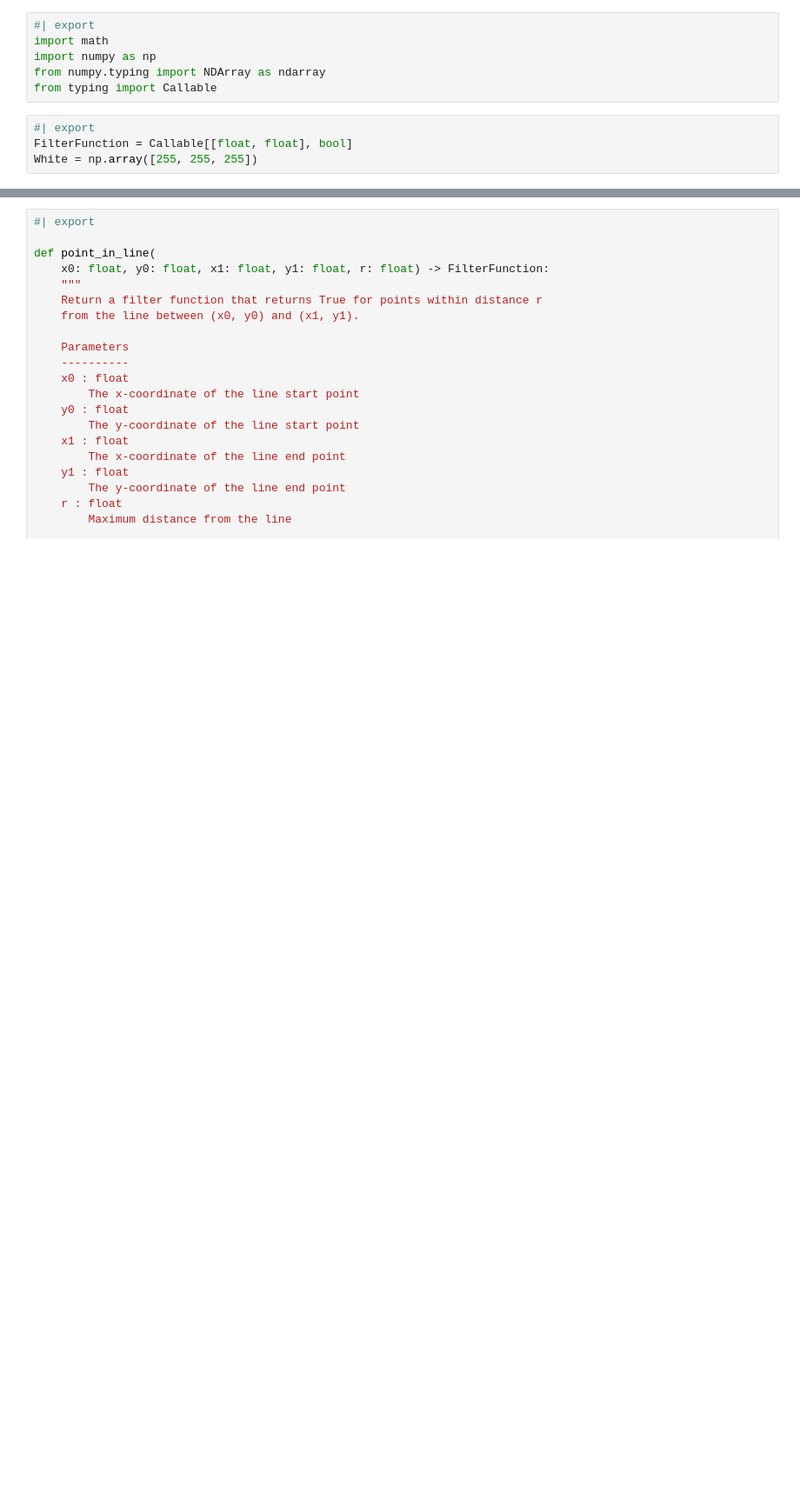
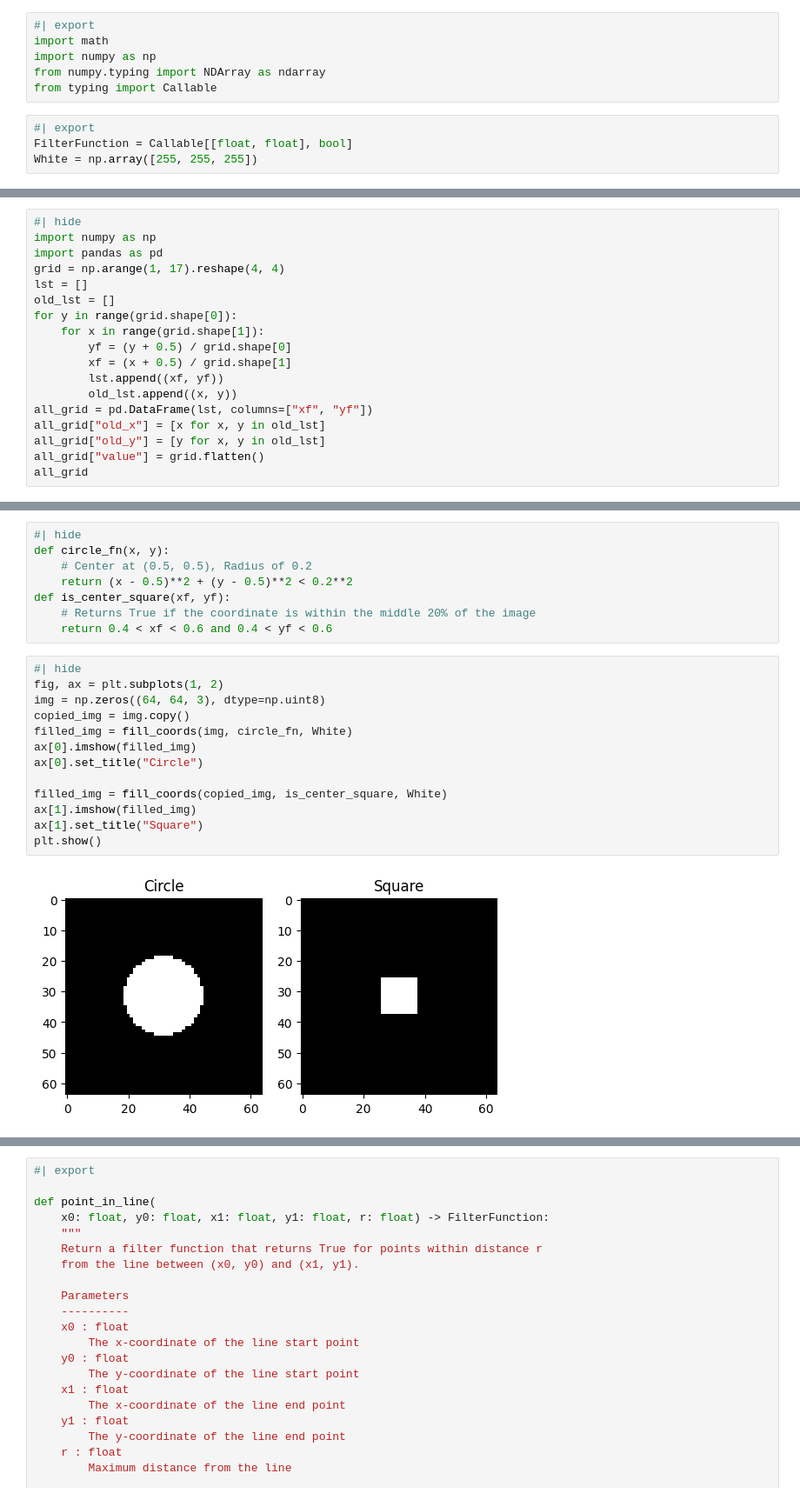
Before and after one commit to Ahmed-Khaled-Saleh/multigrid, a Jupyter notebook: nbs/00b_utils.rendering.ipynb, the cells around one changed output, grey strips where cells are left out. Shown at 87% size. Cells and saved outputs as stored; diff of their text form; blank space fills up the shorter version.

```diff
--- a/nbs/00b_utils.rendering.ipynb
+++ b/nbs/00b_utils.rendering.ipynb
@@ -83,0 +157,18 @@ def fill_coords(
+# %%
+#| hide
+import numpy as np
+import pandas as pd
+grid = np.arange(1, 17).reshape(4, 4)
+lst = []
+old_lst = []
+for y in range(grid.shape[0]):
+    for x in range(grid.shape[1]):
+        yf = (y + 0.5) / grid.shape[0]
+        xf = (x + 0.5) / grid.shape[1]
+        lst.append((xf, yf))
+        old_lst.append((x, y))
+all_grid = pd.DataFrame(lst, columns=["xf", "yf"])
+all_grid["old_x"] = [x for x, y in old_lst]
+all_grid["old_y"] = [y for x, y in old_lst]
+all_grid["value"] = grid.flatten()
+all_grid
@@ -83,0 +206,23 @@ def fill_coords(
+# %%
+#| hide
+def circle_fn(x, y):
+    # Center at (0.5, 0.5), Radius of 0.2
+    return (x - 0.5)**2 + (y - 0.5)**2 < 0.2**2
+def is_center_square(xf, yf):
+    # Returns True if the coordinate is within the middle 20% of the image
+    return 0.4 < xf < 0.6 and 0.4 < yf < 0.6
+# %%
+#| hide
+fig, ax = plt.subplots(1, 2)
+img = np.zeros((64, 64, 3), dtype=np.uint8)
+copied_img = img.copy()
+filled_img = fill_coords(img, circle_fn, White)
+ax[0].imshow(filled_img)
+ax[0].set_title("Circle")
+
+filled_img = fill_coords(copied_img, is_center_square, White)
+ax[1].imshow(filled_img)
+ax[1].set_title("Square")
+plt.show()
+# %% [output]
+[figure, added]
```
Also changed, not shown: parts of 24 cells of this notebook, 44 other files.
